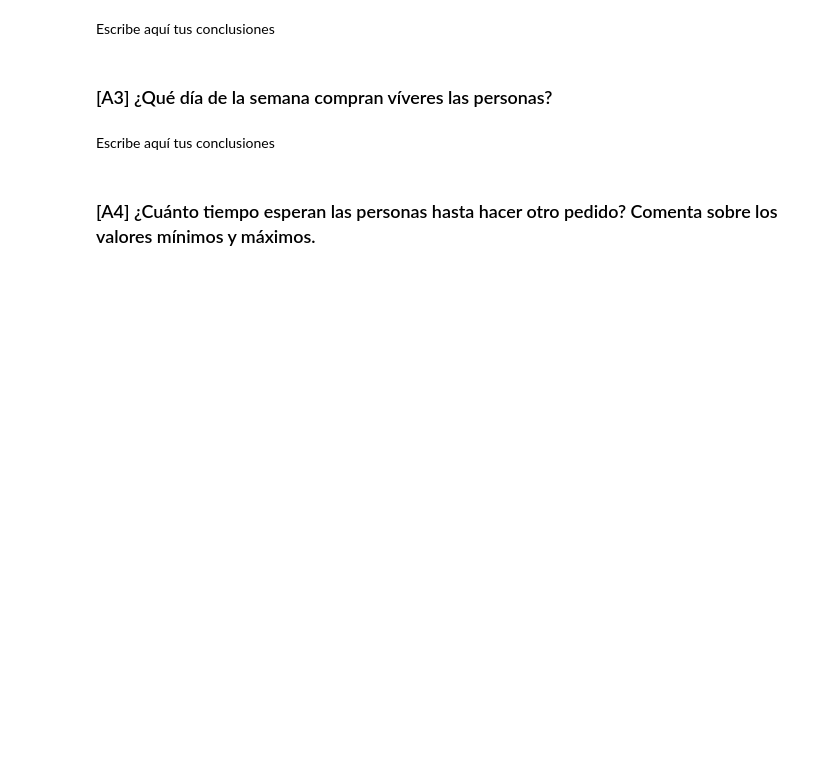
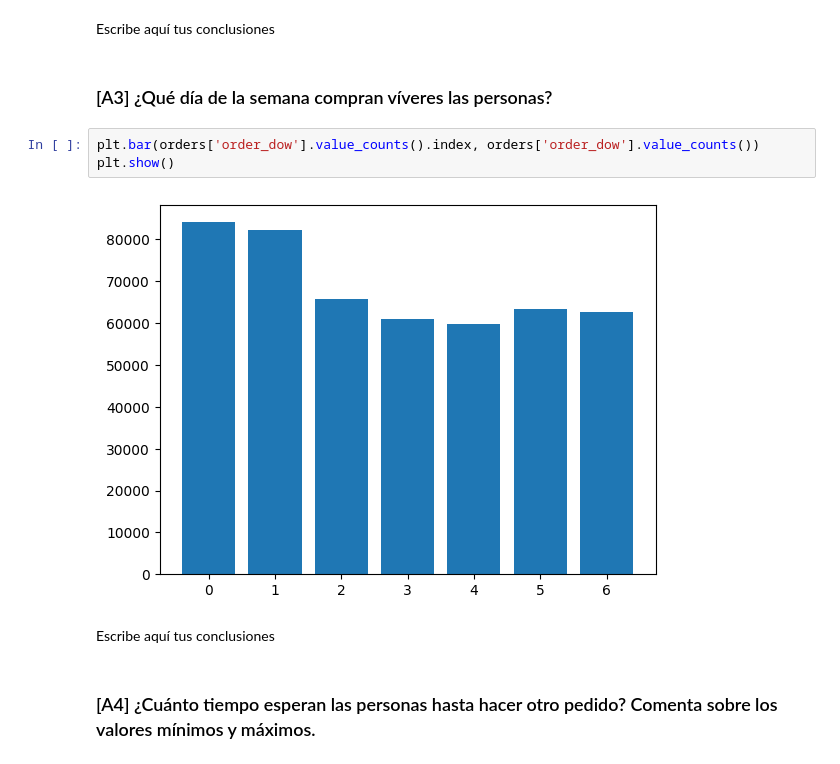
Before and after one commit to Davichobacter/data_science, a Jupyter notebook: notebook_sprint_4.ipynb, the cells around one changed output. Cells and saved outputs as stored; diff of their text form; blank space fills up the shorter version.

```diff
--- a/notebook_sprint_4.ipynb
+++ b/notebook_sprint_4.ipynb
@@ -397,6 +539,11 @@ Escribe aquí tus conclusiones
 Escribe aquí tus conclusiones
 # %% [markdown]
 ### [A3] ¿Qué día de la semana compran víveres las personas?
+# %%
+plt.bar(orders['order_dow'].value_counts().index, orders['order_dow'].value_counts())
+plt.show()
+# %% [output]
+[figure, added]
 # %% [markdown]
 Escribe aquí tus conclusiones
 # %% [markdown]
```
Also changed, not shown: parts of 19 cells of this notebook.
